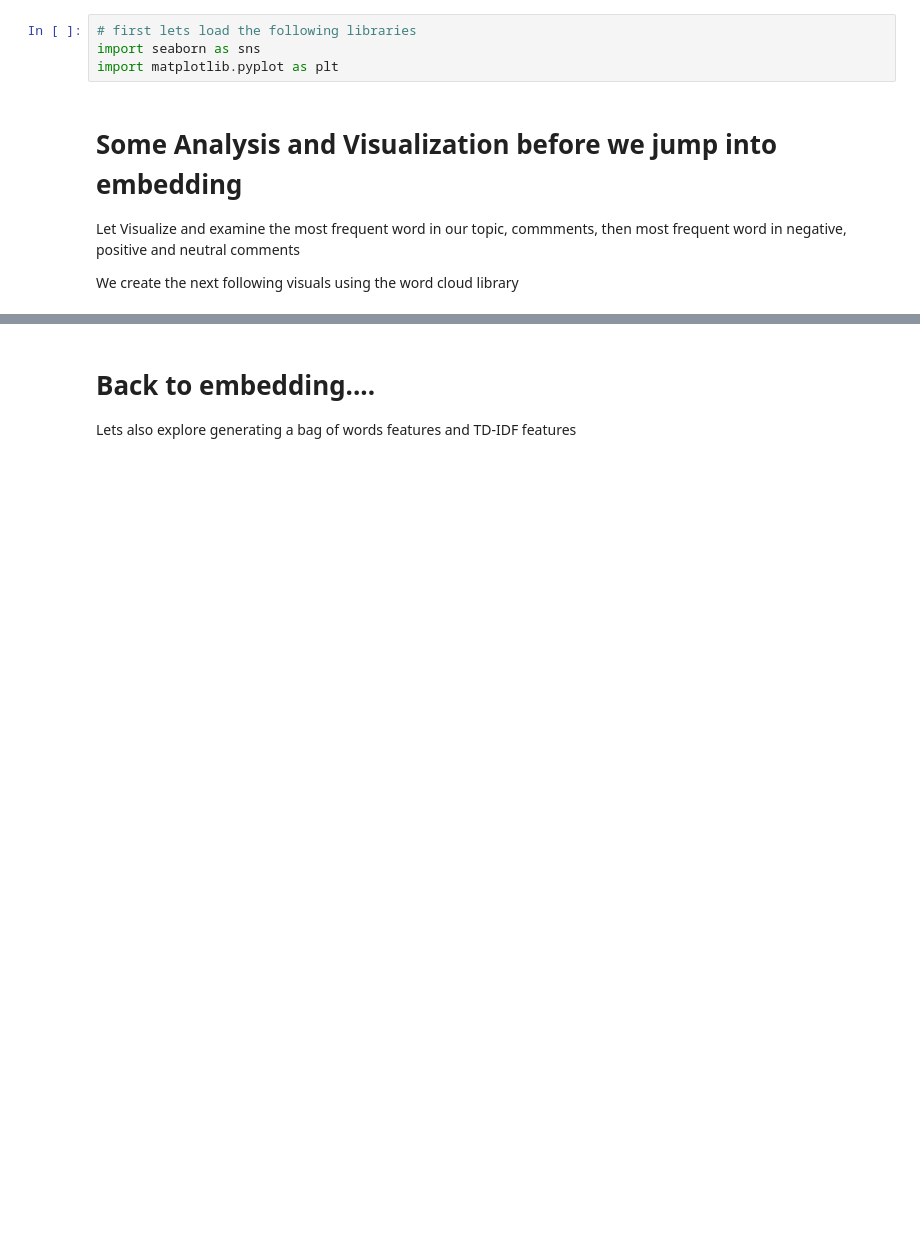
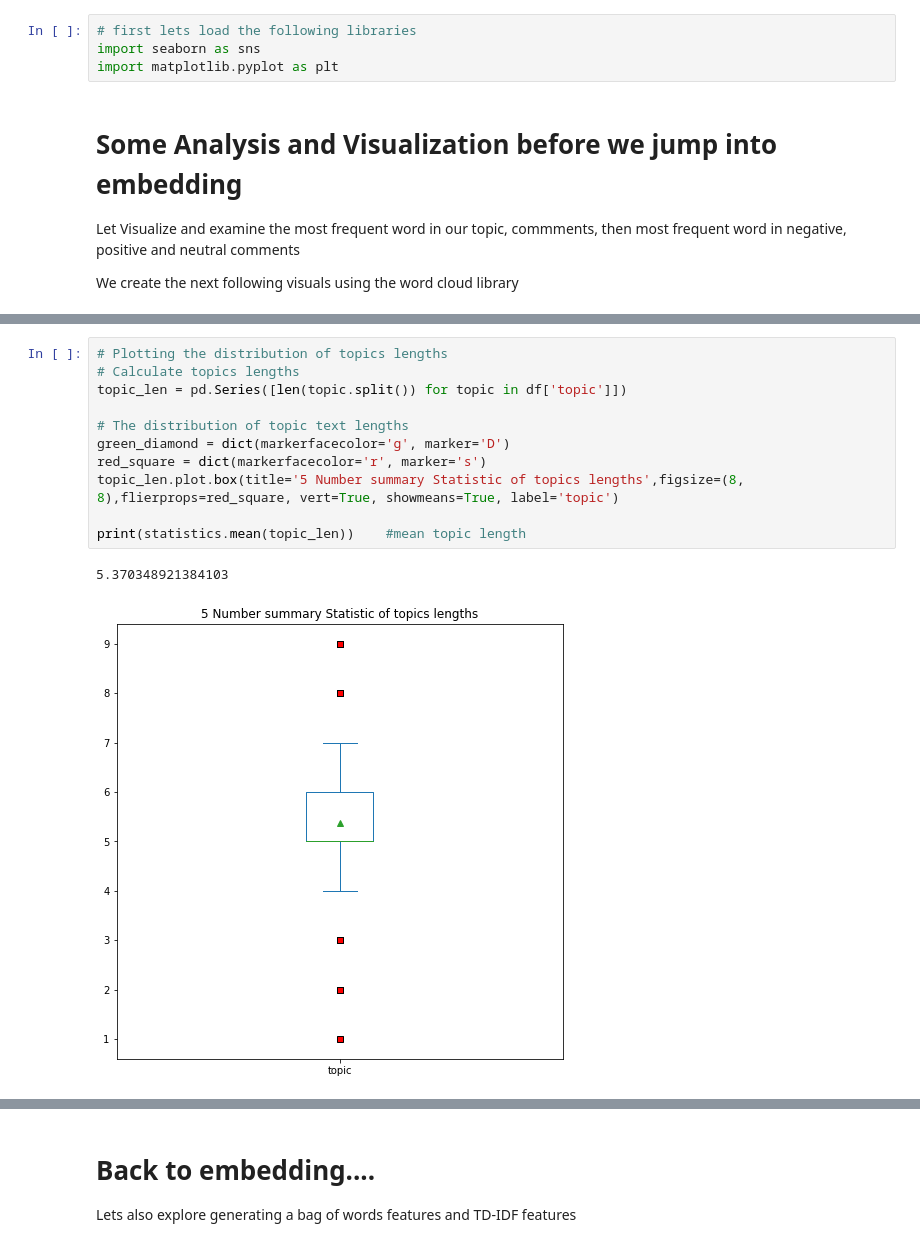
Before and after one commit to Tismalik/NLP-Reddit-Comment-Topic-Classification-, a Jupyter notebook: 4-Word2vec/[4] Word Embed.ipynb, the cells around one changed output, grey strips where cells are left out. Cells and saved outputs as stored; diff of their text form; blank space fills up the shorter version.

```diff
--- a/4-Word2vec/[4] Word Embed.ipynb
+++ b/4-Word2vec/[4] Word Embed.ipynb
@@ -311,3 +317,17 @@ comm_len.plot(kind='box')
+# %%
+# Plotting the distribution of topics lengths
+# Calculate topics lengths
+topic_len = pd.Series([len(topic.split()) for topic in df['topic']])
+
+# The distribution of topic text lengths
+green_diamond = dict(markerfacecolor='g', marker='D')
+red_square = dict(markerfacecolor='r', marker='s')
+topic_len.plot.box(title='5 Number summary Statistic of topics lengths',figsize=(8, 8),flierprops=red_square, vert=True, showmeans=True, label='topic')
+
+print(statistics.mean(topic_len))    #mean topic length
+# %% [output]
+5.370348921384103
+[figure, added]
 # %%
 # Plotting the distribution of text length for positive sentiment comments
 df_plot = df[['target','comment','topic']]
```
Also changed, not shown: parts of 40 cells of this notebook.
